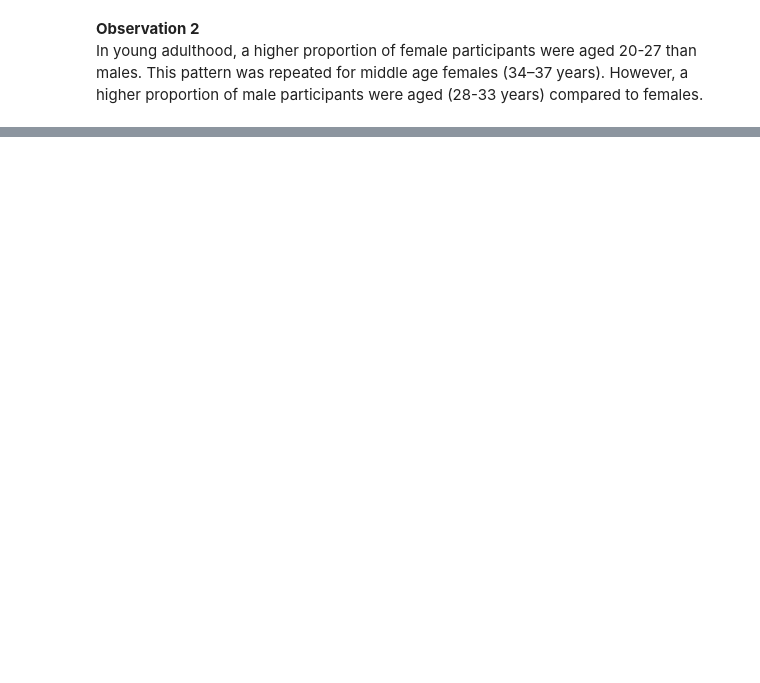
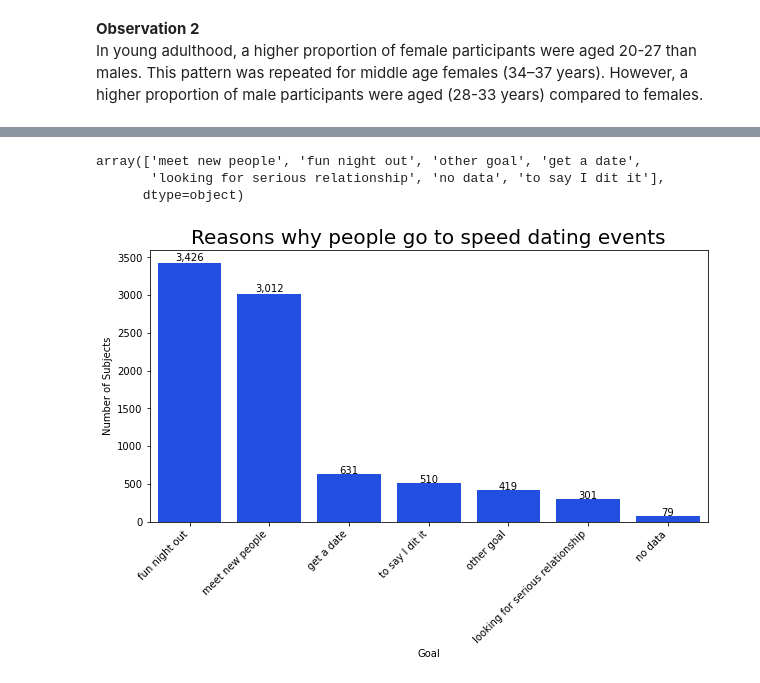
Before and after one commit to AouatefRouahi/Speed_Dating_Analysis, a Jupyter notebook: Speed_Dating_Project.ipynb, the cells around one changed output, grey strips where cells are left out. Cells and saved outputs as stored; diff of their text form; code cells hidden in the pictures; blank space fills up the shorter version.

```diff
--- a/Speed_Dating_Project.ipynb
+++ b/Speed_Dating_Project.ipynb
@@ -270,0 +319,38 @@ In young adulthood, a higher proportion of female participants were aged 20-27 t
+# %%
+# change the goal variables to include string instead of integers while keeping missing data as no data
+dataset['goal'] = dataset.goal.apply(lambda x:
+                                     "fun night out" if x == 1
+                                     else "meet new people" if x == 2
+                                     else "get a date" if x == 3
+                                     else "looking for serious relationship" if x == 4
+                                     else "to say I dit it" if x == 5
+                                     else "other goal" if x == 6
+                                     else "no data")
+# %%
+dataset['goal'].unique()
+# %% [output]
+array(['meet new people', 'fun night out', 'other goal', 'get a date',
+       'looking for serious relationship', 'no data', 'to say I dit it'],
+      dtype=object)
+# %%
+# barchart of reasons for participating in speed dating events
+plt.figure(figsize=(10,5))
+bar_color = sns.color_palette()[0]
+
+chart = sns.countplot(data = dataset, x='goal',color = bar_color, order = dataset['goal'].value_counts().index)
+plt.title("Reasons why people go to speed dating events", fontsize=20)
+plt.xlabel("Goal")
+plt.ylabel("Number of Subjects")
+
+#as the labels on the axis x are string of important lenght, we should rotate the texts to have clear illustrations
+chart.set_xticklabels(chart.get_xticklabels(), rotation=45, horizontalalignment='right')
+
+# add Number of subjects to each bar
+for p in chart.patches:
+    height = p.get_height()
+    chart.text(p.get_x()+p.get_width()/2.,
+            height * 1.01,
+            "{:,.0f}".format(height),
+            ha="center");
+# %% [output]
+[figure, added]
```
Also changed, not shown: parts of 51 cells of this notebook.
